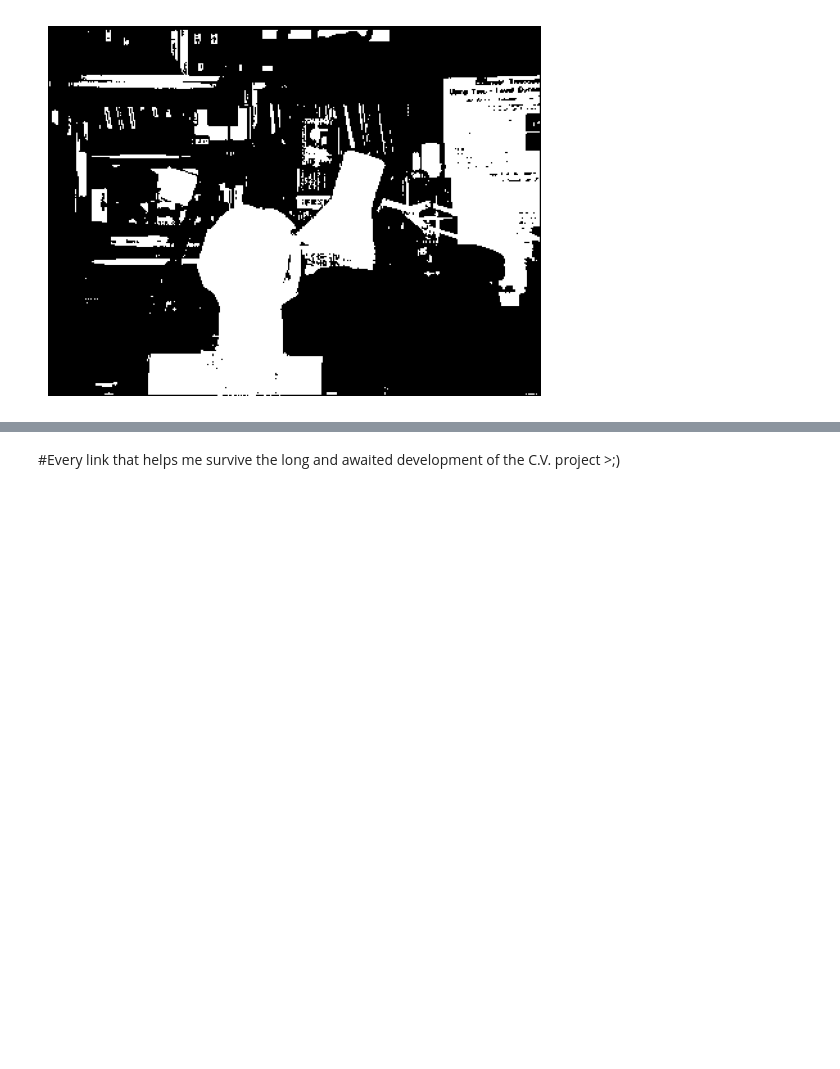
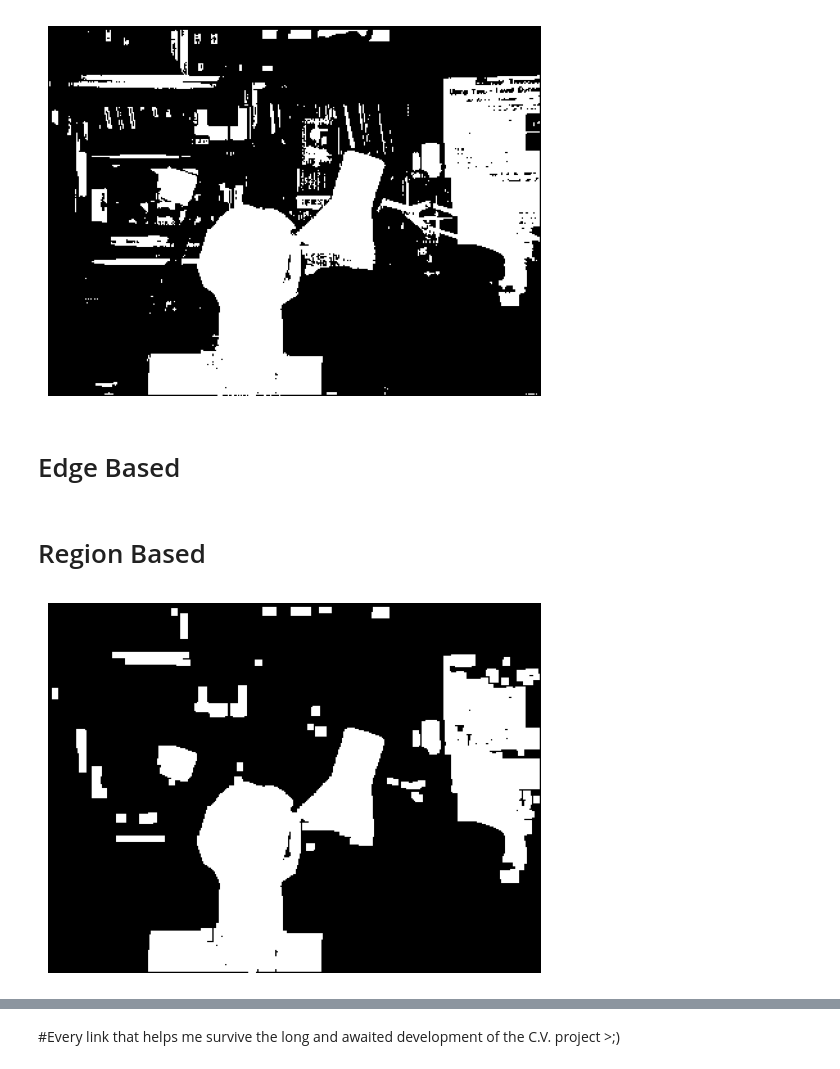
Before and after one commit to Arevalinchy/Image_Processing_Initiative, a Jupyter notebook: IIPP.ipynb, the cells around one changed output, grey strips where cells are left out. Saved outputs shown, nothing was run; the diff lists cells and outputs as text; code cells hidden in the pictures; blank space fills up the shorter version.

```diff
--- a/IIPP.ipynb
+++ b/IIPP.ipynb
@@ -217,3 +217,17 @@ plt.axis('off')
 plt.show()
 # %% [output]
 [figure]
+# %% [markdown]
+# Edge Based
+# %% [markdown]
+# Region Based
+# %%
+kernel = cv.getStructuringElement(cv.MORPH_RECT, (3,3))
+bin_image = cv.morphologyEx(segmentd_img, cv.MORPH_OPEN, kernel, iterations = 2)
+
+#printing the image
+plt.imshow(bin_image)
+plt.axis('off')
+plt.show()
+# %% [output]
+[figure, added]
```
Also changed, not shown: parts of 4 cells of this notebook.
